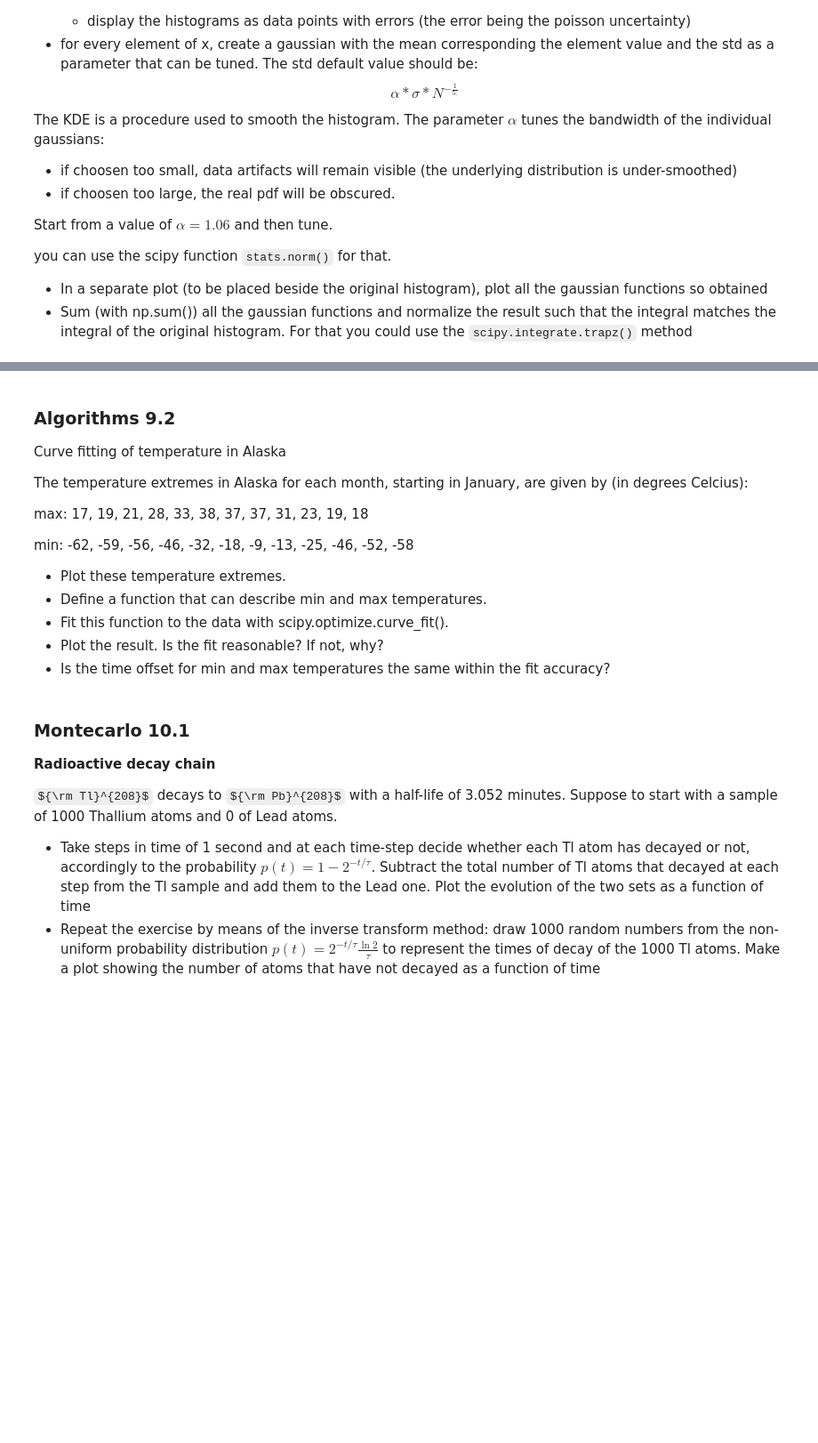
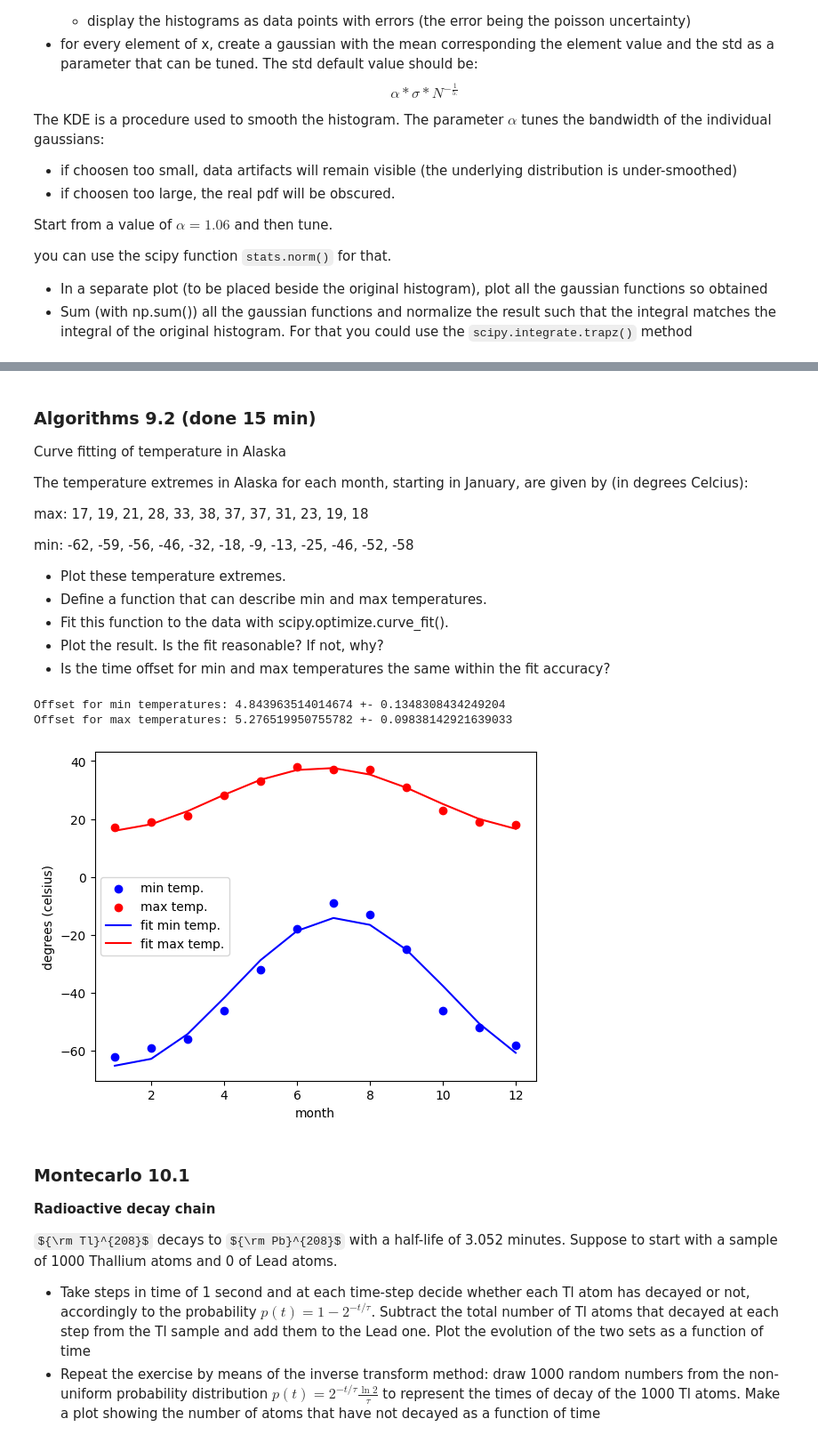
Before and after one commit to miriamzara/LaboratoryOfComputationalPhysics_Y7, a Jupyter notebook: exam_v1.ipynb, the cells around one changed output, grey strips where cells are left out. Shown: that part at 89% size. Cells and saved outputs as stored; diff of their text form; code cells hidden in the pictures; some formulas as TeX source; blank space fills up the shorter version.

```diff
--- a/exam_v1.ipynb
+++ b/exam_v1.ipynb
@@ -205,5 +206,5 @@ Text(0, 0.5, 'counts')
 # %% [markdown]
-### Algorithms 9.2
+### Algorithms 9.2  (done 15 min)
 Curve fitting of temperature in Alaska
 
 The temperature extremes in Alaska for each month, starting in January, are given by (in degrees Celcius):
@@ -217,6 +218,40 @@ min: -62, -59, -56, -46, -32, -18, -9, -13, -25, -46, -52, -58
 * Fit this function to the data with scipy.optimize.curve_fit().
 * Plot the result. Is the fit reasonable? If not, why?
 * Is the time offset for min and max temperatures the same within the fit accuracy?
+# %%
+import numpy as np
+from scipy.optimize import curve_fit
+import matplotlib.pyplot as plt
+
+max = np.array([17,  19,  21,  28,  33,  38, 37,  37,  31,  23,  19,  18])
+min = np.array([-62, -59, -56, -46, -32, -18, -9, -13, -25, -46, -52, -58])
+
+
+plt.scatter(np.arange(1,13), min, color = "blue", label = "min temp.")
+plt.scatter(np.arange(1,13), max, color = "red", label = "max temp.")
+plt.xlabel("month")
+plt.ylabel("degrees (celsius)")
+
+
+def periodic_function(x, phase, amplitude, average):
+    return average + amplitude*np.cos((2*np.pi/12)*(x + phase))
+
+bounds=([0., 0, -100], [12., +100, +100])
+popt_min, pcov_min = curve_fit(f= periodic_function, xdata = np.arange(1,13), ydata= min, bounds= bounds)
+plt.plot(np.arange(1,13), periodic_function(np.arange(1,13), *popt_min), color = "blue", label = "fit min temp.")
+
+
+popt_max, pcov_max = curve_fit(f= periodic_function, xdata = np.arange(1,13), ydata= max,  bounds= bounds)
+plt.plot(np.arange(1,13), periodic_function(np.arange(1,13), *popt_max), color = "red", label = "fit max temp.")
+plt.legend()
+
+# time offset +- accuracy
+print("Offset for min temperatures:", popt_min[0], "+-", np.sqrt(pcov_min[0,0] ))
+print("Offset for max temperatures:", popt_max[0], "+-", np.sqrt(pcov_max[0,0] ))
+# %% [output]
+Offset for min temperatures: 4.843963514014674 +- 0.1348308434249204
+Offset for max temperatures: 5.276519950755782 +- 0.09838142921639033
+[figure, added]
 # %% [markdown]
 ### Montecarlo 10.1
 
```
Also changed, not shown: parts of 2 cells of this notebook, 4 other files.
